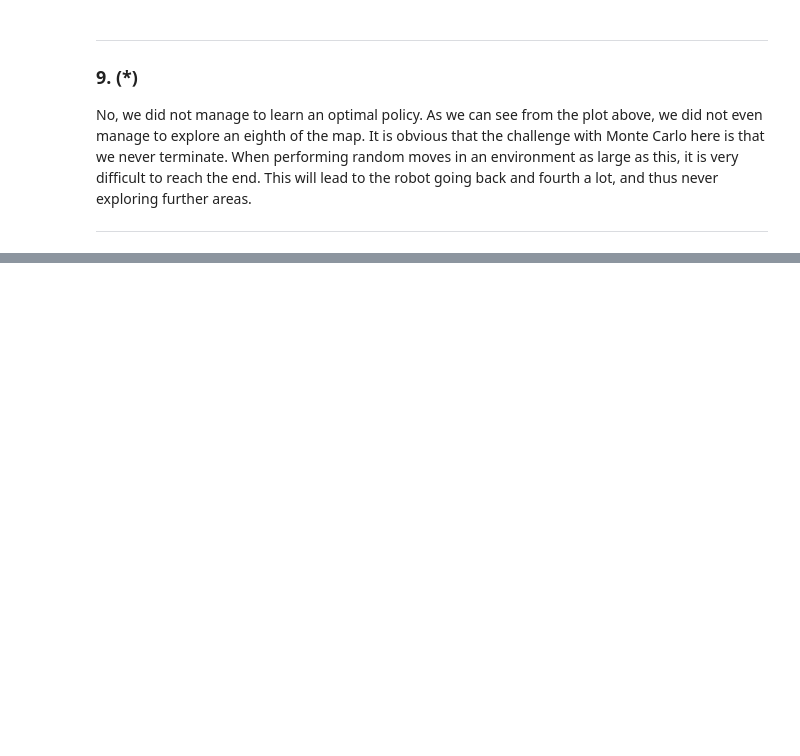
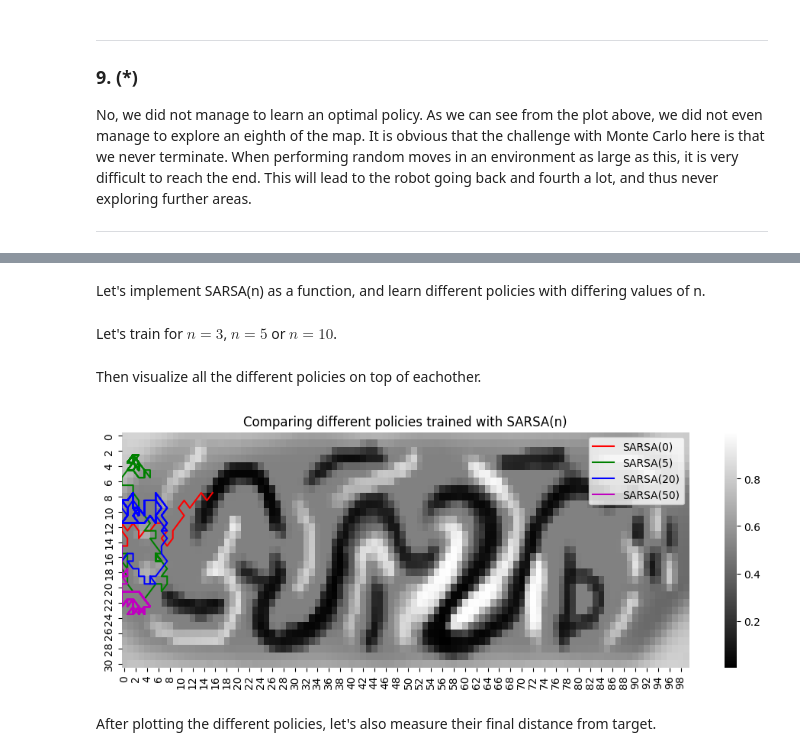
Before and after one commit to RunarFosse/INF368A-Problems, a Jupyter notebook: Problem Set 3/Report.ipynb, the cells around one changed output, grey strips where cells are left out. Saved outputs shown, nothing was run; the diff lists cells and outputs as text; code cells hidden in the pictures; blank space fills up the shorter version.

Commit message:
Finalized Assignment 3 Part 2

```diff
--- a/Problem Set 3/Report.ipynb
+++ b/Problem Set 3/Report.ipynb
@@ -201,0 +296,20 @@ No, we did not manage to learn an optimal policy. As we can see from the plot ab
+# %%
+# MC
+observation, info = env.reset()
+terminated = truncated = False
+while not (terminated or truncated):
+    # Perform current policy's action from state
+    state = (observation["agent"]["pos"][0], observation["agent"]["pos"][1])
+    action = π[state]
+    observation, reward, terminated, truncated, info = env.step(action)
+print("MC final distance from target:", info["distance"])
+
+# SARSA(0)
+observation, info = env.reset()
+terminated = truncated = False
+while not (terminated or truncated):
+    # Perform current policy's action from state
+    state = (observation["agent"]["pos"][0], observation["agent"]["pos"][1])
+    action = π_sarsa[state]
+    observation, reward, terminated, truncated, info = env.step(action)
+print("SARSA(0) final distance from target:", info["distance"])
@@ -201,0 +328,2 @@ No, we did not manage to learn an optimal policy. As we can see from the plot ab
+# %% [markdown]
+Let's implement SARSA(n) as a function, and learn different policies with differing values of n.
@@ -201,0 +362,2 @@ No, we did not manage to learn an optimal policy. As we can see from the plot ab
+# %% [markdown]
+Let's train for $n=3$, $n=5$ or $n=10$.
@@ -201,0 +432,38 @@ No, we did not manage to learn an optimal policy. As we can see from the plot ab
+# %% [markdown]
+Then visualize all the different policies on top of eachother.
+# %%
+policies = [π_sarsa, π_sarsa_5, π_sarsa_20, π_sarsa_50]
+trajectories = []
+
+for policy in policies:
+    trajectory = []
+    observation, info = env.reset()
+    terminated = truncated = False
+    while not (terminated or truncated):
+        # Perform current policy's action from state
+        state = (observation["agent"]["pos"][0], observation["agent"]["pos"][1])
+        action = policy[state]
+        observation, reward, terminated, truncated, info = env.step(action)
+
+        # Record new state and action
+        new_state = (observation["agent"]["pos"][0], observation["agent"]["pos"][1])
+        trajectory.append(state)
+    trajectory.append(new_state)
+    trajectories.append(trajectory)
+
+
+
+# Let's plot the values as a heatmap
+plt.figure(figsize=(12, 4))
+sns.heatmap(env.MAP, cmap="gray")
+plt.plot(np.array(trajectories[0])[:, 1], np.array(trajectories[0])[:, 0], c="r", label="SARSA(0)")
+plt.plot(np.array(trajectories[1])[:, 1], np.array(trajectories[1])[:, 0], c="g", label="SARSA(5)")
+plt.plot(np.array(trajectories[2])[:, 1], np.array(trajectories[2])[:, 0], c="b", label="SARSA(20)")
+plt.plot(np.array(trajectories[3])[:, 1], np.array(trajectories[3])[:, 0], c="m", label="SARSA(50)")
+plt.title("Comparing different policies trained with SARSA(n)")
+plt.legend()
+plt.show()
+# %% [output]
+[figure, added]
+# %% [markdown]
+After plotting the different policies, let's also measure their final distance from target.
```
Also changed, not shown: parts of 24 cells of this notebook, 6 other files.
